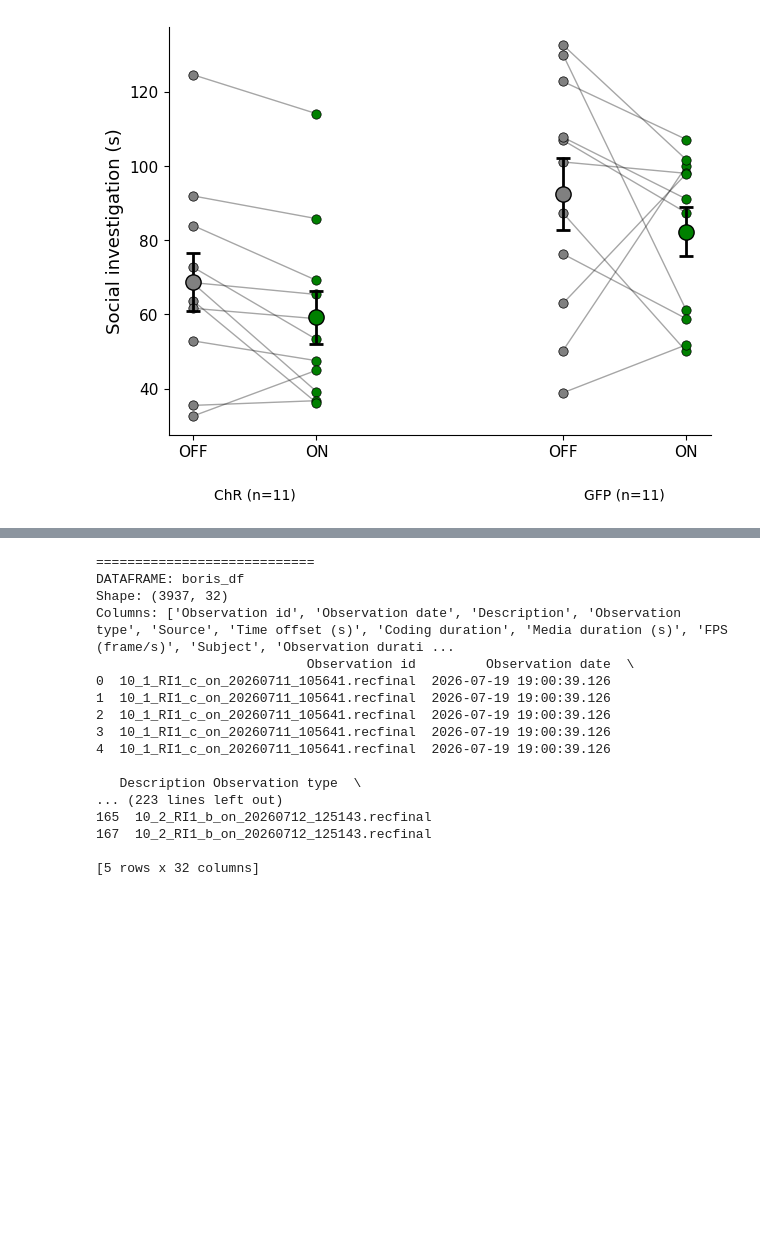
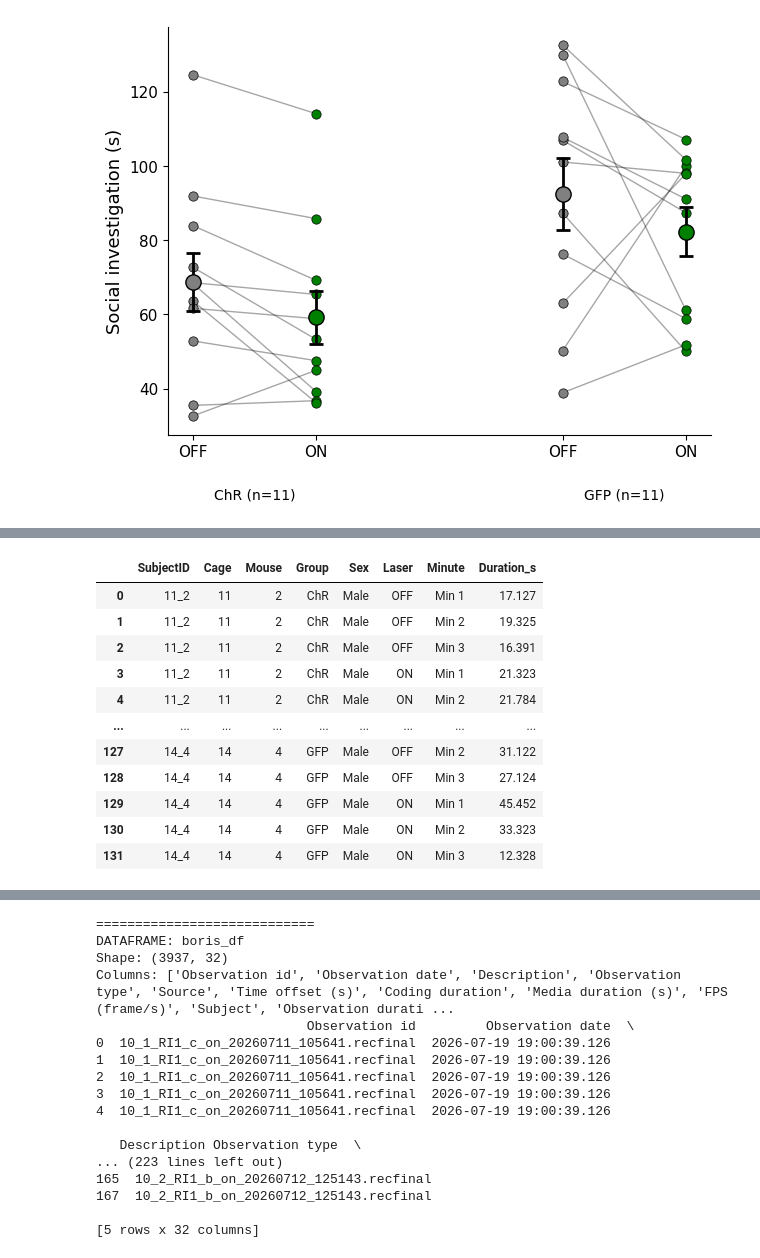
Before and after one commit to padillacoreanolab/respiratory_pilot, a Jupyter notebook: notebooks/sequioa_notebooks/BLA_RI1_resp_boris_cohort2.ipynb, the cells around one changed output, grey strips where cells are left out. Saved outputs shown, nothing was run; the diff lists cells and outputs as text; code cells hidden in the pictures; blank space fills up the shorter version.

```diff
--- a/notebooks/sequioa_notebooks/BLA_RI1_resp_boris_cohort2.ipynb
+++ b/notebooks/sequioa_notebooks/BLA_RI1_resp_boris_cohort2.ipynb
@@ -1005,0 +1637,99 @@ plt.show()
+# %%
+# ============================================================
+# SUM INVESTIGATION WITHIN EACH MINUTE
+# ============================================================
+
+minute_sum = (
+    minute_bouts
+    .groupby(
+        [
+            "SubjectID",
+            "Cage",
+            "Mouse",
+            "Group",
+            "Sex",
+            "Laser",
+            "Minute"
+        ],
+        as_index=False
+    )["Duration_s"]
+    .sum()
+)
+
+
+# ============================================================
+# CREATE COMPLETE GRID
+# Every mouse × laser condition × minute
+# ============================================================
+
+sessions = (
+    boris_df[
+        [
+            "SubjectID",
+            "Cage",
+            "Mouse",
+            "Group",
+            "Sex",
+            "Laser"
+        ]
+    ]
+    .drop_duplicates()
+)
+
+minutes = pd.DataFrame({
+    "Minute": ["Min 1", "Min 2", "Min 3"]
+})
+
+complete = (
+    sessions
+    .merge(minutes, how="cross")
+)
+
+
+# Merge actual investigation
+minute_df = complete.merge(
+    minute_sum,
+    on=[
+        "SubjectID",
+        "Cage",
+        "Mouse",
+        "Group",
+        "Sex",
+        "Laser",
+        "Minute"
+    ],
+    how="left"
+)
+
+# No investigation = 0 seconds
+minute_df["Duration_s"] = (
+    minute_df["Duration_s"]
+    .fillna(0)
+)
+
+
+# Make minute ordered
+minute_df["Minute"] = pd.Categorical(
+    minute_df["Minute"],
+    categories=["Min 1", "Min 2", "Min 3"],
+    ordered=True
+)
+
+minute_df = minute_df.sort_values(
+    ["Group", "SubjectID", "Laser", "Minute"]
+).reset_index(drop=True)
+
+display(minute_df)
+# %% [output]
+|  | SubjectID | Cage | Mouse | Group | Sex | Laser | Minute | Duration_s |
+| 0 | 11_2 | 11 | 2 | ChR | Male | OFF | Min 1 | 17.127 |
+| 1 | 11_2 | 11 | 2 | ChR | Male | OFF | Min 2 | 19.325 |
+| 2 | 11_2 | 11 | 2 | ChR | Male | OFF | Min 3 | 16.391 |
+| 3 | 11_2 | 11 | 2 | ChR | Male | ON | Min 1 | 21.323 |
+| 4 | 11_2 | 11 | 2 | ChR | Male | ON | Min 2 | 21.784 |
+| ... | ... | ... | ... | ... | ... | ... | ... | ... |
+| 127 | 14_4 | 14 | 4 | GFP | Male | OFF | Min 2 | 31.122 |
+| 128 | 14_4 | 14 | 4 | GFP | Male | OFF | Min 3 | 27.124 |
+| 129 | 14_4 | 14 | 4 | GFP | Male | ON | Min 1 | 45.452 |
+| 130 | 14_4 | 14 | 4 | GFP | Male | ON | Min 2 | 33.323 |
+| 131 | 14_4 | 14 | 4 | GFP | Male | ON | Min 3 | 12.328 |
```
Also changed, not shown: parts of 24 cells of this notebook.
